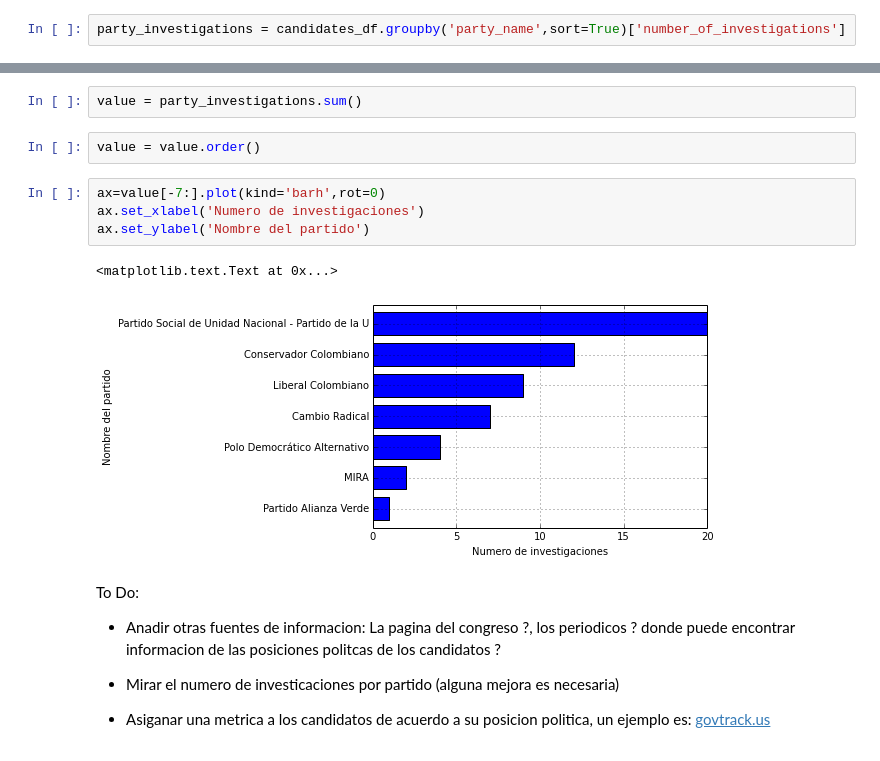
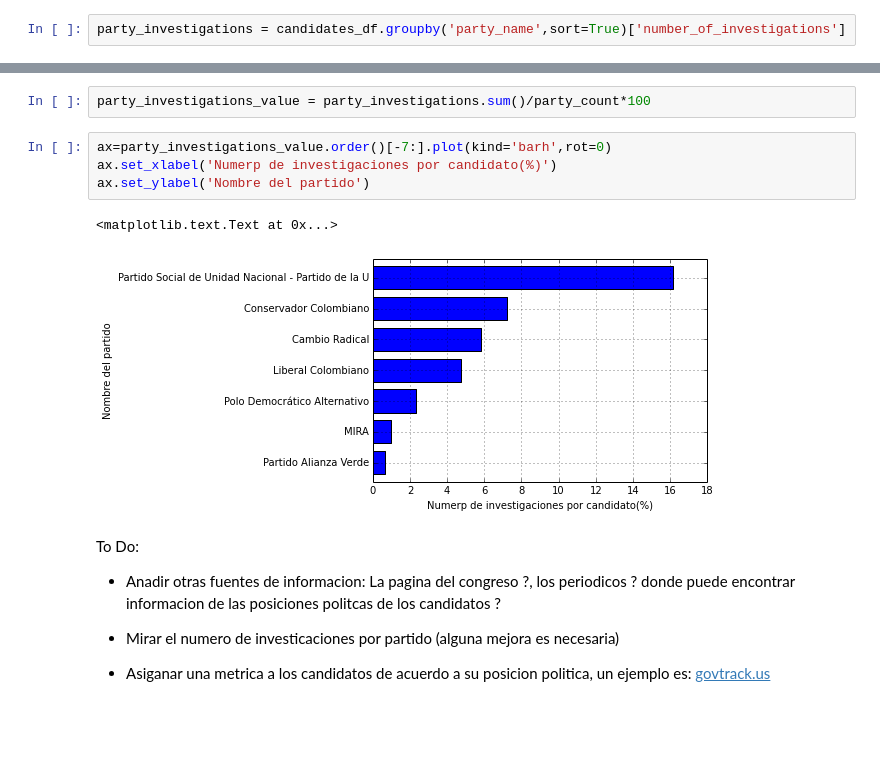
Before and after one commit to jfosorio/congresovisible, a Jupyter notebook: congresovisible_Uniandes_api_congreso_visible.ipynb, the cells around one changed output, grey strips where cells are left out. Drawn from its saved outputs; the diff is of its cells as text; blank space fills up the shorter version.

```diff
--- a/congresovisible_Uniandes_api_congreso_visible.ipynb
+++ b/congresovisible_Uniandes_api_congreso_visible.ipynb
@@ -108,14 +113,12 @@ party_investigations = candidates_df.groupby('party_name',sort=True)['number_of_
 # %%
-value = party_investigations.sum()
+party_investigations_value = party_investigations.sum()/party_count*100
-# %%
-value = value.order()
 # %%
-ax=value[-7:].plot(kind='barh',rot=0)
-ax.set_xlabel('Numero de investigaciones')
+ax=party_investigations_value.order()[-7:].plot(kind='barh',rot=0)
+ax.set_xlabel('Numerp de investigaciones por candidato(%)')
 ax.set_ylabel('Nombre del partido')
 # %% [output]
 <matplotlib.text.Text at 0x...>
-[figure, old version]
+[figure, new version]
 # %% [markdown]
 To Do:
 
```
Also changed, not shown: parts of 5 cells of this notebook.
